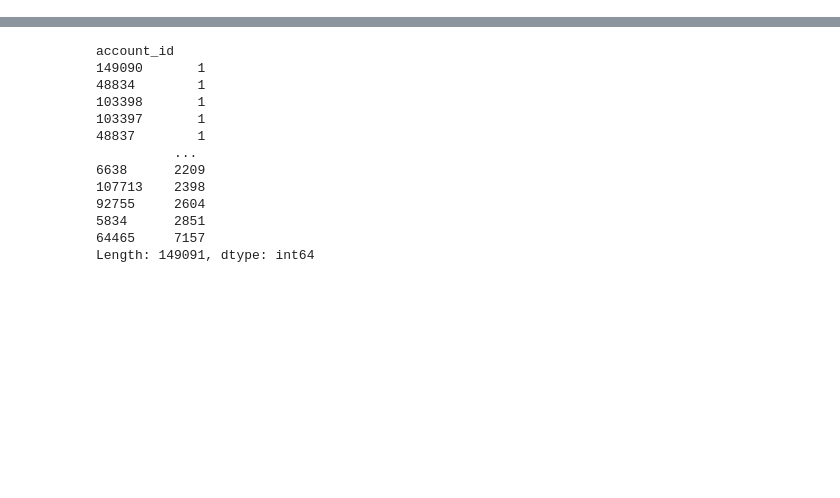
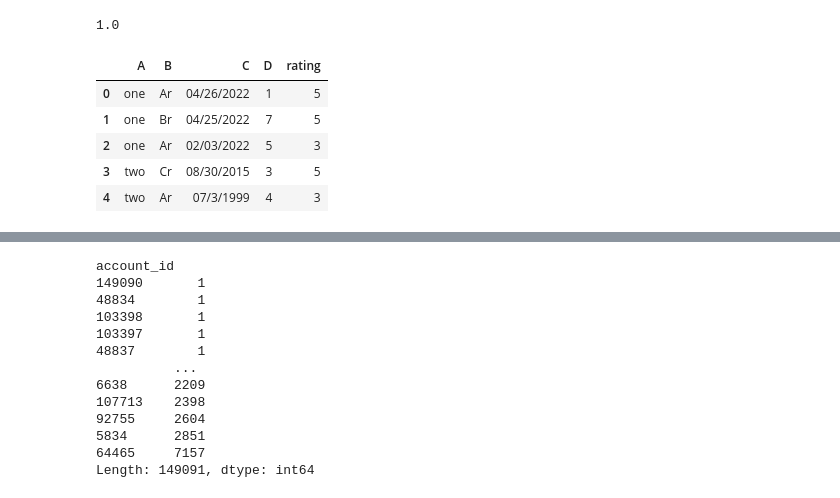
Before and after one commit to abolfazlyarian/task1, a Jupyter notebook: test.ipynb, the cells around one changed output, grey strips where cells are left out. Cells and saved outputs as stored; diff of their text form; code cells hidden in the pictures; blank space fills up the shorter version.

Commit message:
rating alg

```diff
--- a/test.ipynb
+++ b/test.ipynb
@@ -18,0 +28,4 @@ df['C'] = pd.to_datetime(df['C']).sort_values
+# %%
+df = df.groupby('A', group_keys=True).apply(lambda x: x.sort_values('C', ascending=False)).reset_index(drop=True)
+# xxx = df.groupby('A', group_keys=False).apply(test)
+df
@@ -18,0 +39,31 @@ df['C'] = pd.to_datetime(df['C']).sort_values
+# %%
+np.ceil(0.1)
+# %% [output]
+1.0
+# %%
+df['rating'] = 5
+previous_id = None
+previous_day = None
+previous_idx = None
+for index, row in df.iterrows():
+    current_id = row['A']
+    if previous_id != current_id:
+        previous_idx = None
+    current_day = pd.to_datetime(row['C']).day_of_year
+    if current_id == previous_id and current_day <= previous_day:
+        if previous_idx == None:
+            df.at[index, 'rating'] = df.at[index, 'rating'] - (previous_day-current_day)//29
+        else:
+            df.at[index, 'rating'] = df.at[previous_idx, 'rating'] - (previous_day-current_day)//29
+        previous_idx = index
+    previous_id = current_id
+    previous_day = current_day
+
+df
+# %% [output]
+|  | A | B | C | D | rating |
+| 0 | one | Ar | 04/26/2022 | 1 | 5 |
+| 1 | one | Br | 04/25/2022 | 7 | 5 |
+| 2 | one | Ar | 02/03/2022 | 5 | 3 |
+| 3 | two | Cr | 08/30/2015 | 3 | 5 |
+| 4 | two | Ar | 07/3/1999 | 4 | 3 |
```
Also changed, not shown: parts of 11 cells of this notebook.
